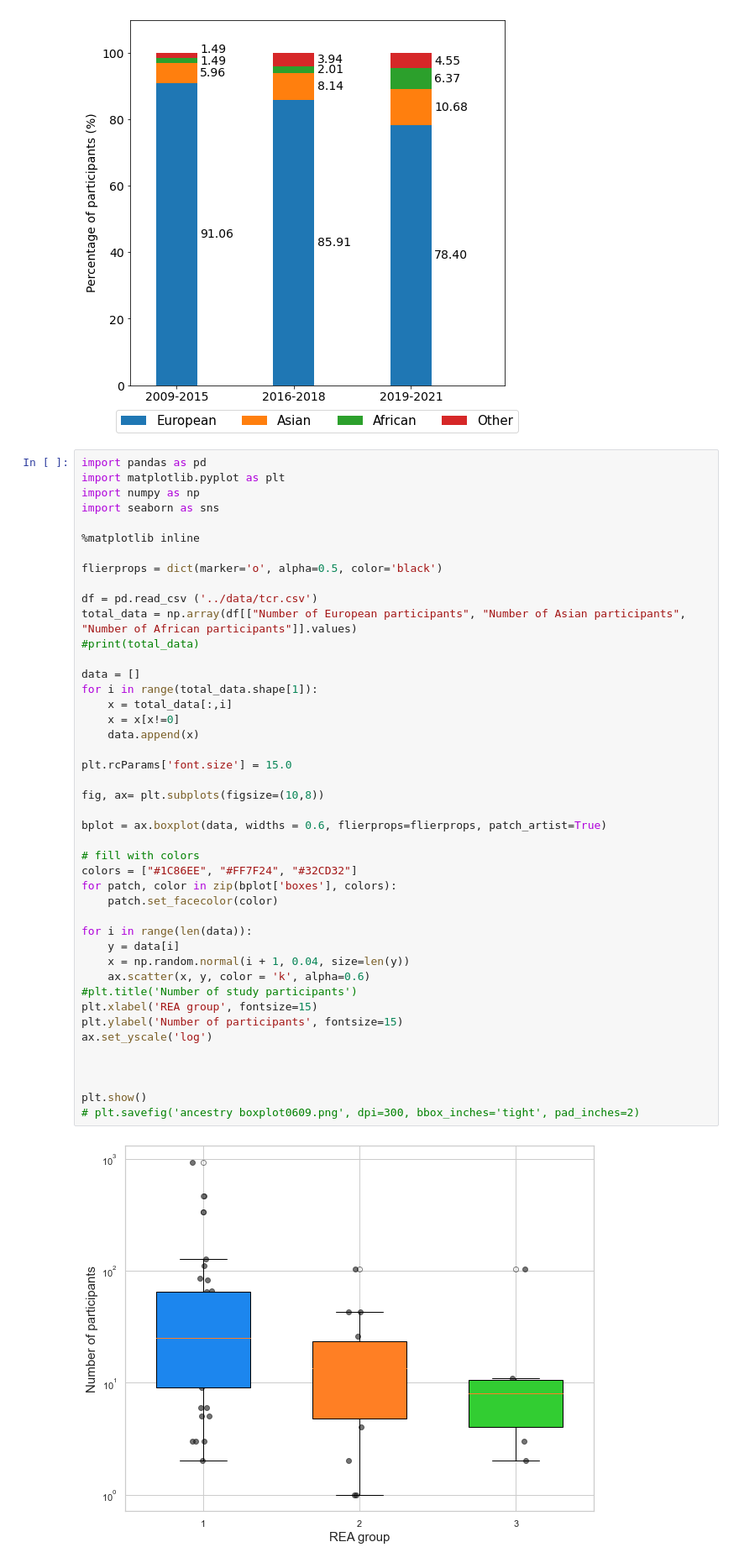
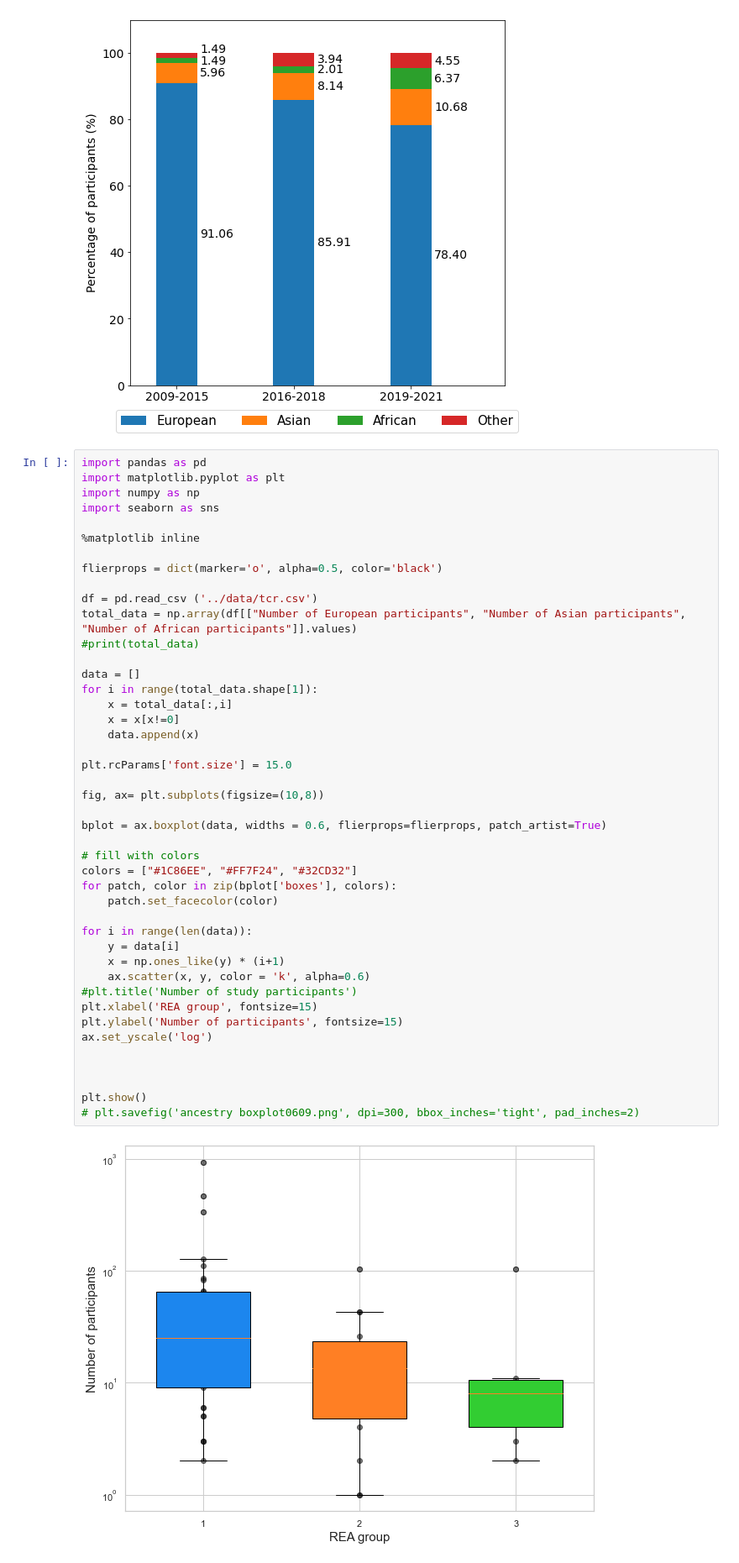
Before and after one commit to Mangul-Lab-USC/Diversity-TCR-Seq, a Jupyter notebook: notebooks/Supplemental_Figure.ipynb, the cells around one changed output. Shown at 84% size. Saved outputs shown, nothing was run; the diff lists cells and outputs as text.

```diff
--- a/notebooks/Supplemental_Figure.ipynb
+++ b/notebooks/Supplemental_Figure.ipynb
@@ -177,35 +177,35 @@ total_data = np.array(df[["Number of European participants", "Number of Asian pa
 data = []
 for i in range(total_data.shape[1]):
     x = total_data[:,i]
     x = x[x!=0]
     data.append(x)
 
 plt.rcParams['font.size'] = 15.0
 
 fig, ax= plt.subplots(figsize=(10,8))
 
 bplot = ax.boxplot(data, widths = 0.6, flierprops=flierprops, patch_artist=True)
 
 # fill with colors
 colors = ["#1C86EE", "#FF7F24", "#32CD32"]
 for patch, color in zip(bplot['boxes'], colors):
     patch.set_facecolor(color)
 
 for i in range(len(data)):
     y = data[i]
-    x = np.random.normal(i + 1, 0.04, size=len(y))
+    x = np.ones_like(y) * (i+1)
     ax.scatter(x, y, color = 'k', alpha=0.6)
 #plt.title('Number of study participants')
 plt.xlabel('REA group', fontsize=15)
 plt.ylabel('Number of participants', fontsize=15)
 ax.set_yscale('log')
 
 
 
 plt.show()
 # plt.savefig('ancestry boxplot0609.png', dpi=300, bbox_inches='tight', pad_inches=2)
 # %% [output]
-[figure, old version]
+[figure, new version]
 # %%
 import matplotlib.pyplot as plt
 import pandas as pd
```
